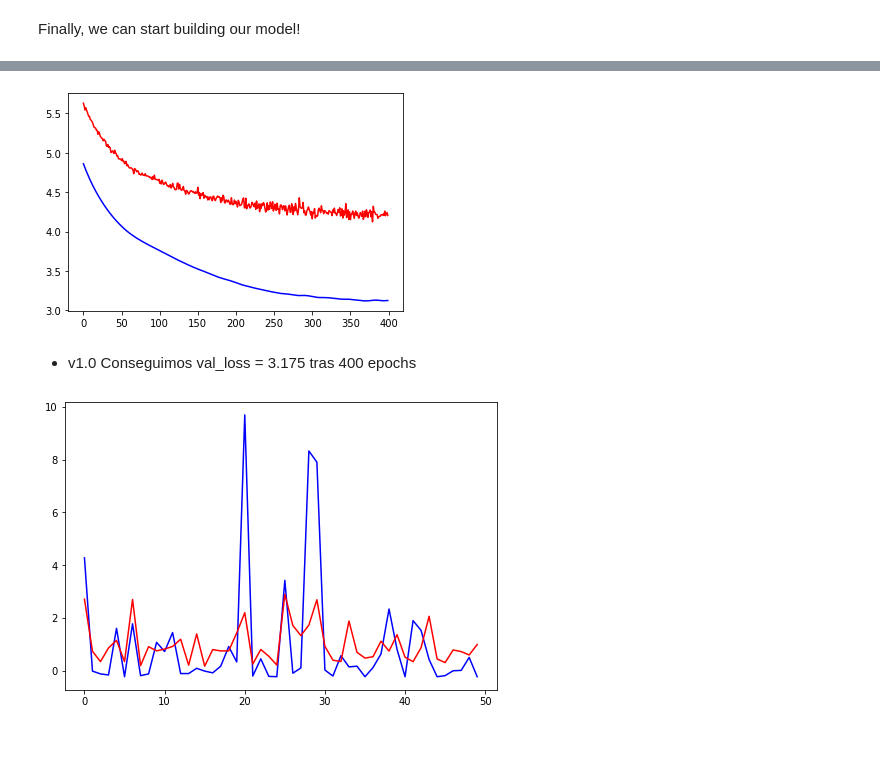
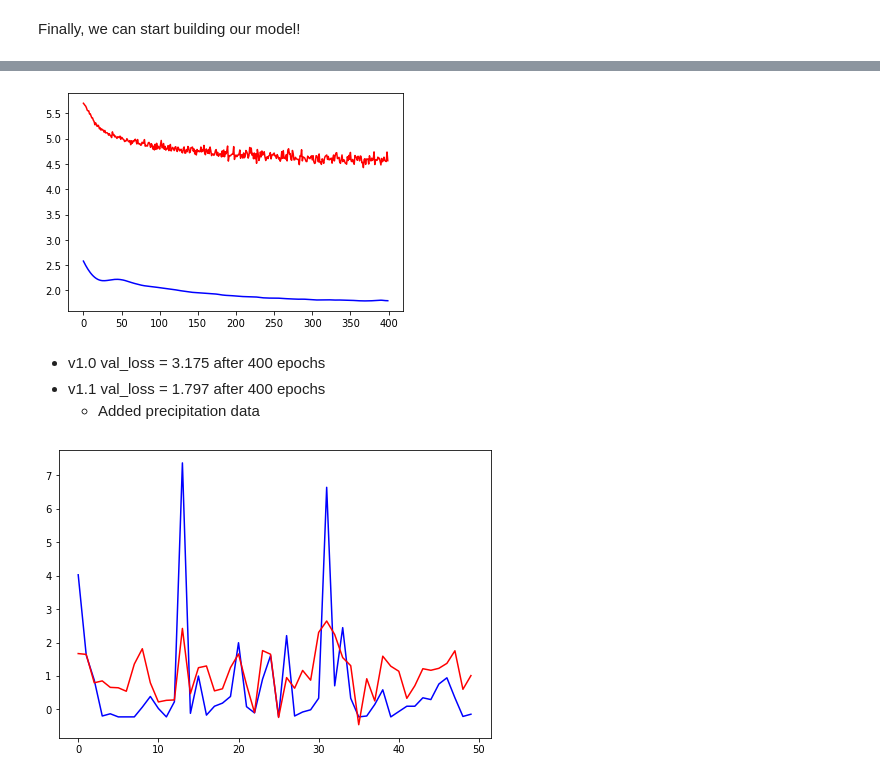
Before and after one commit to bolito2/pollen-forecast, a Jupyter notebook: forecast.ipynb, the cells around one changed output, grey strips where cells are left out. Cells and saved outputs as stored; diff of their text form; code cells hidden in the pictures; blank space fills up the shorter version.

Commit message:
Added precipitation

```diff
--- a/forecast.ipynb
+++ b/forecast.ipynb
@@ -202,7 +203,7 @@ n is the number of features, in our case:
 Guess what, the weather data also has holes! And in each category separately!
 To combat this we will compute exponentially weighted means to use when some parameter is not known
 # %%
-params = ['pollen', 'dx', 'dy', 'tmax', 'tmed', 'tmin', 'presMax', 'presMin', 'velmedia', 'racha']
+params = ['pollen', 'dx', 'dy', 'tmax', 'tmed', 'tmin', 'presMax', 'presMin', 'velmedia', 'racha', 'prec']
 n = len(params)
 
 proc_data = np.zeros((m, n), dtype=np.float32)
@@ -215,6 +216,10 @@ holes = np.zeros(n)
 
 
 for i in range(m):
+    if 'prec' in weather_data[i]:
+        #print(weather_data[i]['prec'])
+        if weather_data[i]['prec'] == 'Ip':
+            weather_data[i]['prec'] = '0,0'
     if 'dir' in weather_data[i]:
         angle = float(weather_data[i]['dir'].replace(',', '.'))
 
@@ -251,7 +256,7 @@ plot_start = 0
 plot_end = 50
 
 #pressures are way higher than anything else
-for j in [0,1,2,3,4,5,8,9]:
+for j in [0,1,2,3,4,5,8,9, 10]:
     plt.plot(range(plot_start, plot_end), proc_data[plot_start:plot_end, j], label=params[j])
 plt.legend(loc='upper left')
 plt.show()
@@ -399,23 +404,25 @@ plt.plot(np.array(fitting.history['loss']), color='r')
 plt.plot(np.array(fitting.history['val_loss']), color='b')
 plt.show()
 # %% [output]
-[figure, old version]
+[figure, new version]
 # %% [markdown]
-- v1.0 Conseguimos val_loss = 3.175 tras 400 epochs
+- v1.0 val_loss = 3.175 after 400 epochs
+- v1.1 val_loss = 1.797 after 400 epochs
+    - Added precipitation data
 # %%
 fig = plt.figure()
 
-start_pred = 50
-end_pred = 100
+start_pred = 0
+end_pred = 50
 
 X_pred = X_dev[start_pred:end_pred]
 Y_pred = model(X_pred)
 
 ax = fig.add_axes([0,0,1,1])
 ax.plot(Y_dev[start_pred:end_pred, 0], color='b')
 
 ax.plot(Y_pred[:, 0], color='r')
 
 plt.show()
 # %% [output]
-[figure, old version]
+[figure, new version]
```
Also changed, not shown: parts of 8 cells of this notebook.
